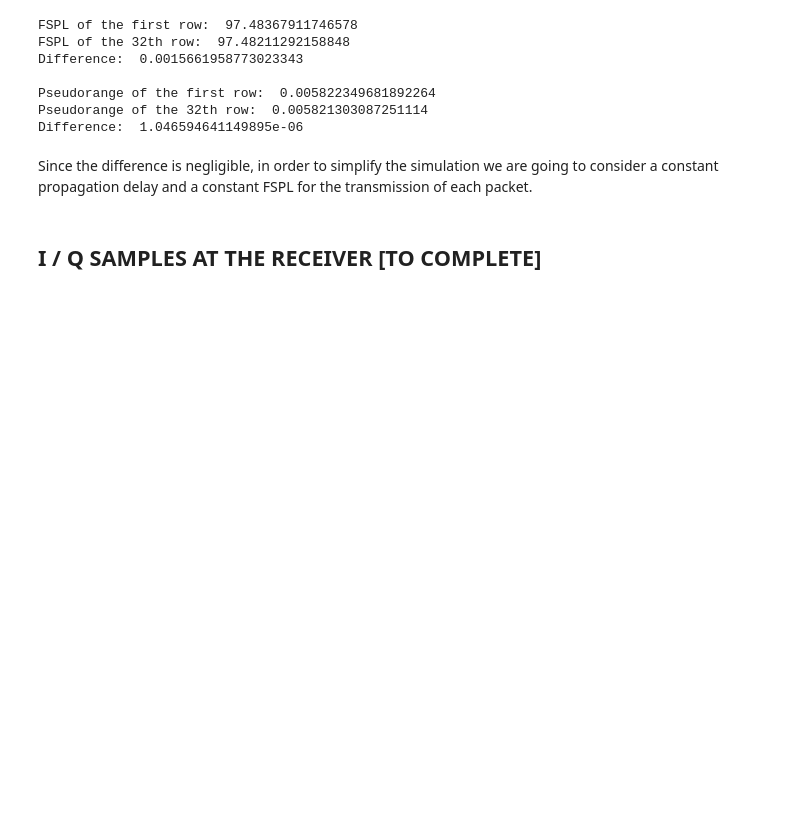
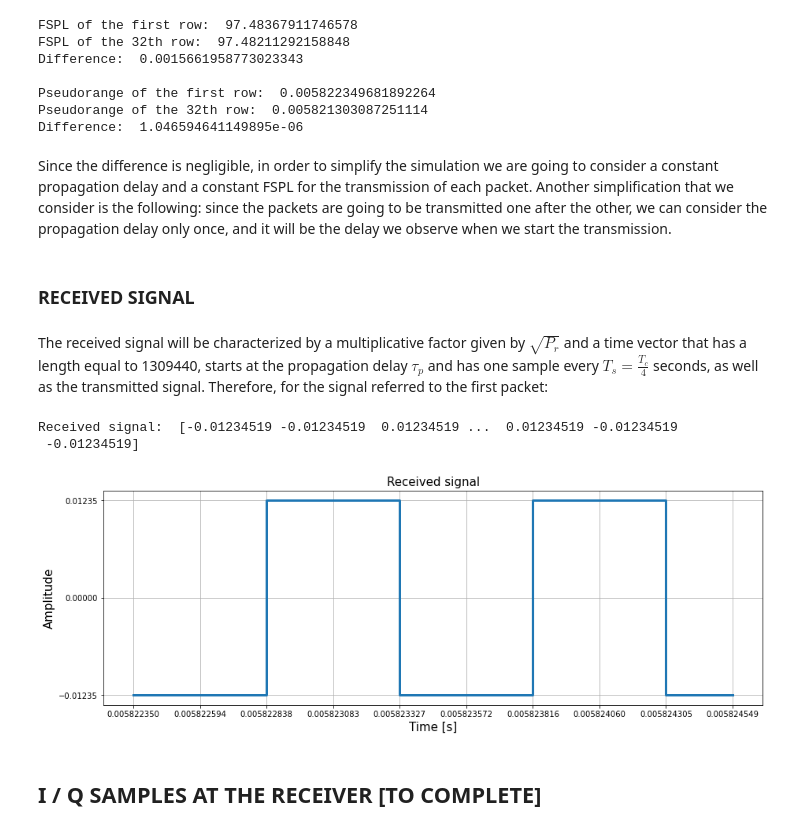
Before and after one commit to mattiasandri/usertransmitter, a Jupyter notebook: usertx.ipynb, the cells around one changed output. Saved outputs shown, nothing was run; the diff lists cells and outputs as text; code cells hidden in the pictures; blank space fills up the shorter version.

```diff
--- a/usertx.ipynb
+++ b/usertx.ipynb
@@ -37,3 +37,10 @@ transmitterGain: 30
 receiverGain: 15
 transmittedPower: 27
 SNR: 15
+# %%
+#reading the file with the packets to transmit: if GOOD = 1, it's an ACK, if GOOD = 0 it's a NACK
+
+acks = pd.read_csv("N_ACK.csv")
+num_packets = acks.shape[0]
+print(num_packets)
+acks
@@ -364,4 +447,8 @@ Pseudorange of the first row:  0.005822349681892264
 Pseudorange of the 32th row:  0.005821303087251114
 Difference:  1.046594641149895e-06
 # %% [markdown]
-Since the difference is negligible, in order to simplify the simulation we are going to consider a constant propagation delay and a constant FSPL for the transmission of each packet.
+Since the difference is negligible, in order to simplify the simulation we are going to consider a constant propagation delay and a constant FSPL for the transmission of each packet. Another simplification that we consider is the following: since the packets are going to be transmitted one after the other, we can consider the propagation delay only once, and it will be the delay we observe when we start the transmission.
+# %% [markdown]
+### RECEIVED SIGNAL
+# %% [markdown]
+The received signal will be characterized by a multiplicative factor given by $\sqrt{P_r}$ and a time vector that has a length equal to 1309440, starts at the propagation delay $\tau_p$ and has one sample every $T_s = \frac{T_c}{4}$ seconds, as well as the transmitted signal. Therefore, for the signal referred to the first packet:
@@ -368,3 +477,39 @@ Since the difference is negligible, in order to simplify the simulation we are g
+# %%
+#received power (if we suppose we start to transmit at the time corresponding at the first line of the dataframe)
+
+Pr_dB = lin2dB(settings['transmittedPower']) + settings['transmitterGain'] + settings['receiverGain'] - orbit['FSPL[dB]'][1]
+Pr = dB2lin(Pr_dB)
+
+#as propagation delay we consider the value of the first line of the dataframe
+prop_delay = orbit['PropDelay[s]'][1]
+
+received_signal = np.sqrt(Pr) * modulated_sampled
+
+print("Received signal: ", received_signal)
+
+#here we compute the total time vector that accounts only once for the propagation delay
+total_time_vector = np.arange(prop_delay, num_packets*1309440*(1/settings['fSampling']) + prop_delay, 1/settings['fSampling'])
+
+#to compute the time vector of each packet we use the function described above. For the first packet (index = 0):
+time_vector = return_time_vector(total_time_vector, 0)
+# print(time_vector)
+
+#so now we have the received signal (without the noise, that will be added to the IQ samples) and the correspondign time vector
+
+xticks = time_vector[0:10]
+fig = plt.figure(figsize=(15,5))
+ax = fig.add_subplot(1,1,1)
+ax.step(time_vector[0:10], received_signal[0:10], where='post', lw=3)
+ax.set_xticks(xticks)
+ax.set_yticks([-np.sqrt(Pr), 0, np.sqrt(Pr)])
+ax.set_title('Received signal', fontsize=15)
+ax.set_xlabel('Time [s]', fontsize=15)
+ax.set_ylabel('Amplitude', fontsize=15)
+ax.grid()
+# %% [output]
+Received signal:  [-0.01234519 -0.01234519  0.01234519 ...  0.01234519 -0.01234519
+ -0.01234519]
+[figure, added]
 # %% [markdown]
 ## I / Q SAMPLES AT THE RECEIVER   [TO COMPLETE]
 # %% [markdown]
```
Also changed, not shown: parts of 16 cells of this notebook, 3 other files.
